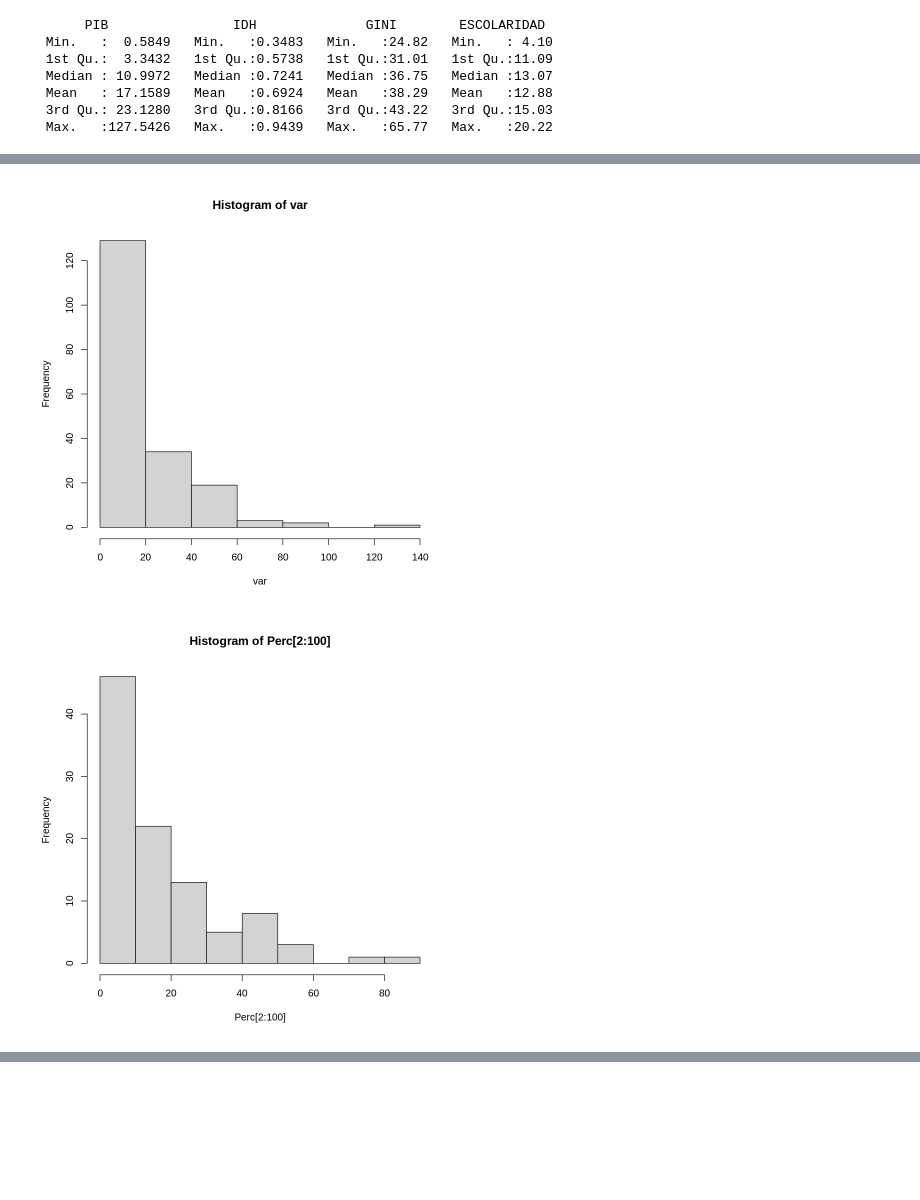
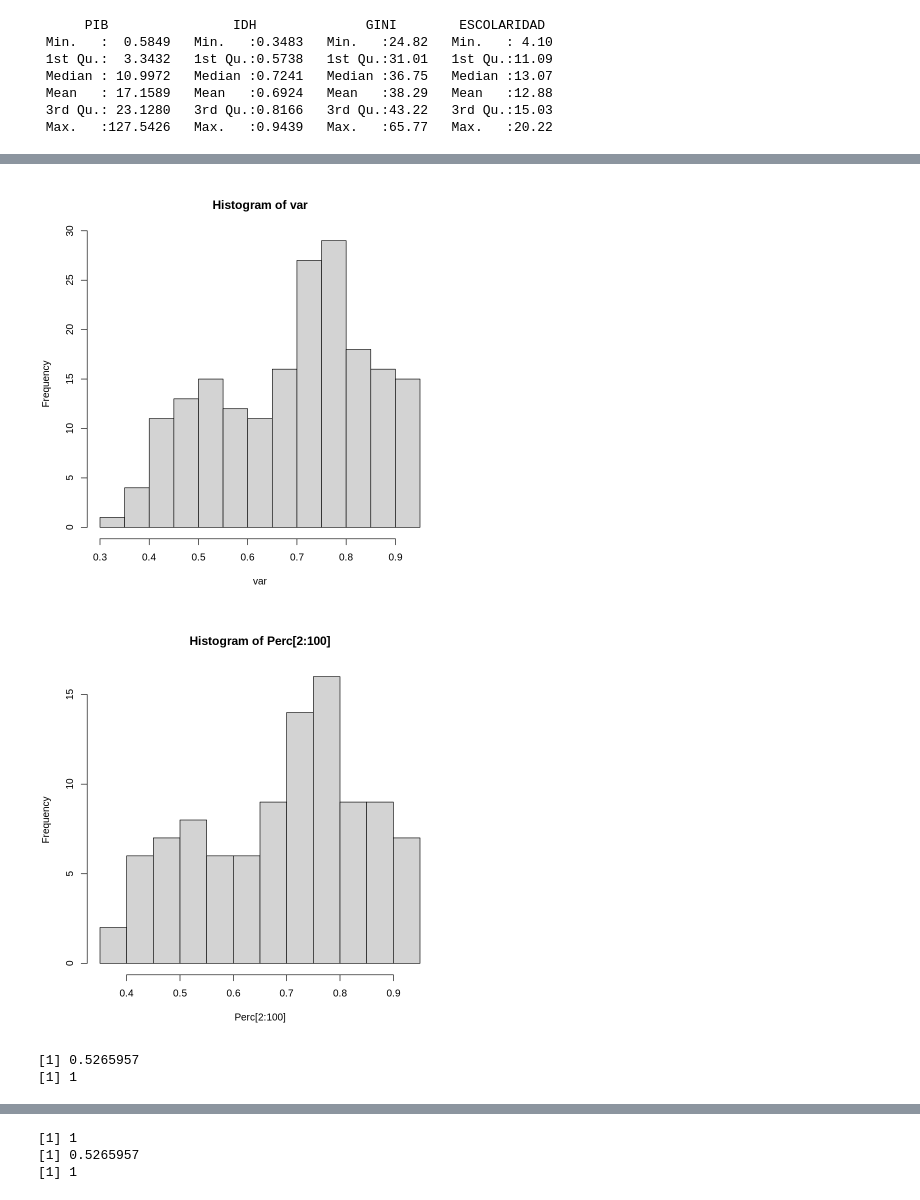
Before and after one commit to Maxhzrz/Tarea_diplomado, a Jupyter notebook: Evaluacion_1_mineria_de_datos_uc_r&m.ipynb, the cells around one changed output, grey strips where cells are left out. Saved outputs shown, nothing was run; the diff lists cells and outputs as text; code cells hidden in the pictures; blank space fills up the shorter version.

```diff
--- a/Evaluacion_1_mineria_de_datos_uc_r&m.ipynb
+++ b/Evaluacion_1_mineria_de_datos_uc_r&m.ipynb
@@ -28,32 +89,52 @@ summary(paises[c("PIB", "IDH","GINI","ESCOLARIDAD")])
 # %%
-var<-paises$PIB
+var<-paises$IDH
 hist(var)
 # Método 1 - Percentiles
 Perc<- quantile(var, prob=seq(0, 1, length = 101))
 #P_PIB[100]
 #P_PIB[2]
 hist(Perc[2:100])
-
+prop_perc<-length(Perc[2:100])/length(var)
 #Método 2 - Desigualdad de Chevyshev
   # Define el valor de k
-  k <- 4
+  k <- 3
   # Calcula la media y la desviación estándar
   mean <- mean(var)
   sd <- sd(var)
 
   # Calcula el número de datos dentro de k desviaciones estándar de la media
   in_range <- sum(abs(var - mean) <= k * sd)
 
-  # Calcula la proporción
-  prop_in_range <- in_range / nrow(paises)
-
   # Chebyshev's inequality theoretical lower bound
   chebyshev_bound <- 1 - 1 / k^2
 
-  datos_cheby<- var[(abs(var - mean) <= k * sd)]
+datos_cheby<- var[(abs(var - mean) <= k * sd)]
+prop_cheby<-length(datos_cheby)/length(var)
 hist(datos_cheby)
+print(prop_perc)
+print(prop_cheby)
+#Método 3 - Z Robusto
+#define funcion
+robust_z <- function(x) {
+  median_x <- median(x)
+  mad_x <- mad(x)
+  z <- (x - median_x) / mad_x
+  return(z)
+}
+# se aplica al dataframe
+df<- as.data.frame(data.frame(var))
+df$zrob<-  robust_z(var)
+df_filtered <- df[abs(df$zrob) <= 5,]
+hist(df_filtered$var)
+prop_zrob<-length(df_filtered$var)/length(var)
+print(prop_zrob)
+print(prop_perc)
+print(prop_cheby)
 
-#Método 3 - Z Robusto
+
+hist(df$zrob)
 # %% [output]
-[figure, old version]
+[figure, new version]
-[figure, old version]
+[figure, new version]
+[1] 0.5265957
+[1] 1
@@ -60,0 +142,3 @@ hist(datos_cheby)
+[1] 1
+[1] 0.5265957
+[1] 1
```
Also changed, not shown: parts of 5 cells of this notebook.
